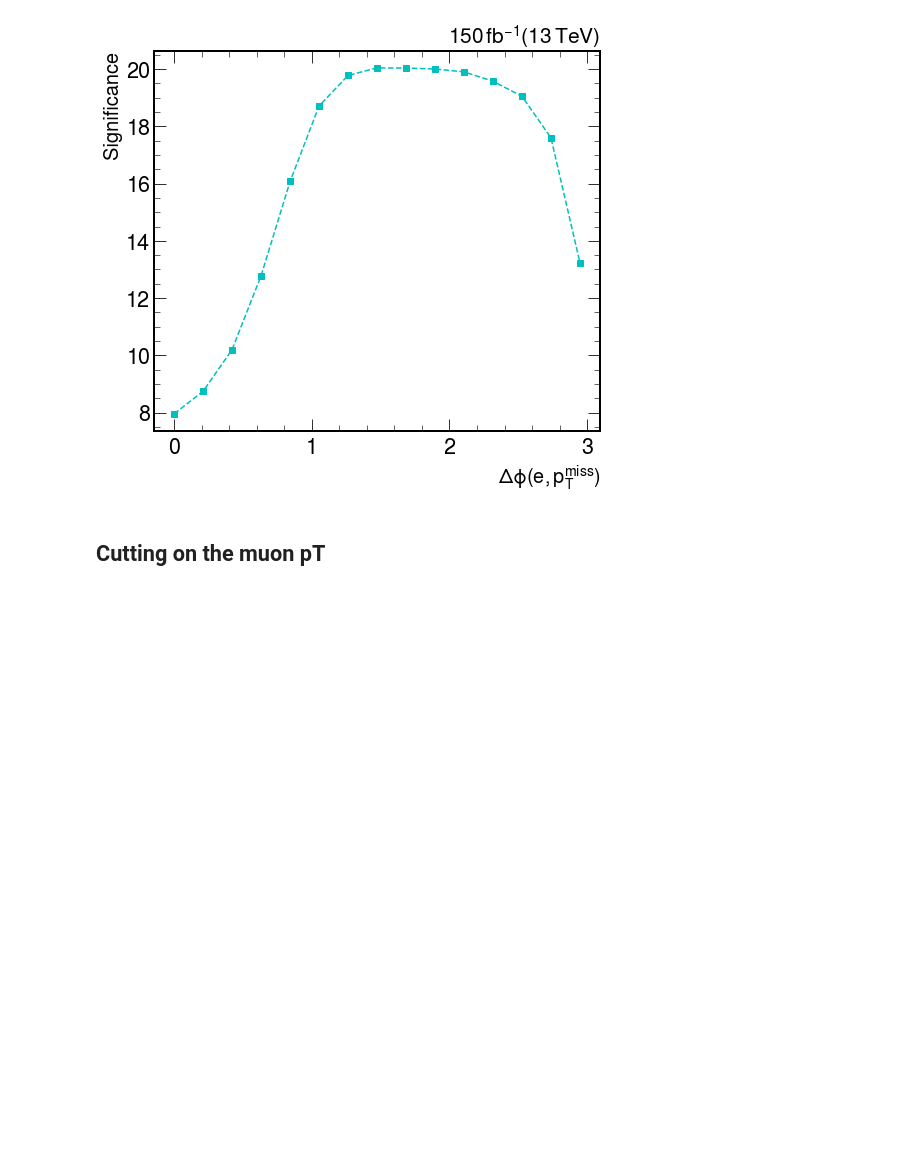
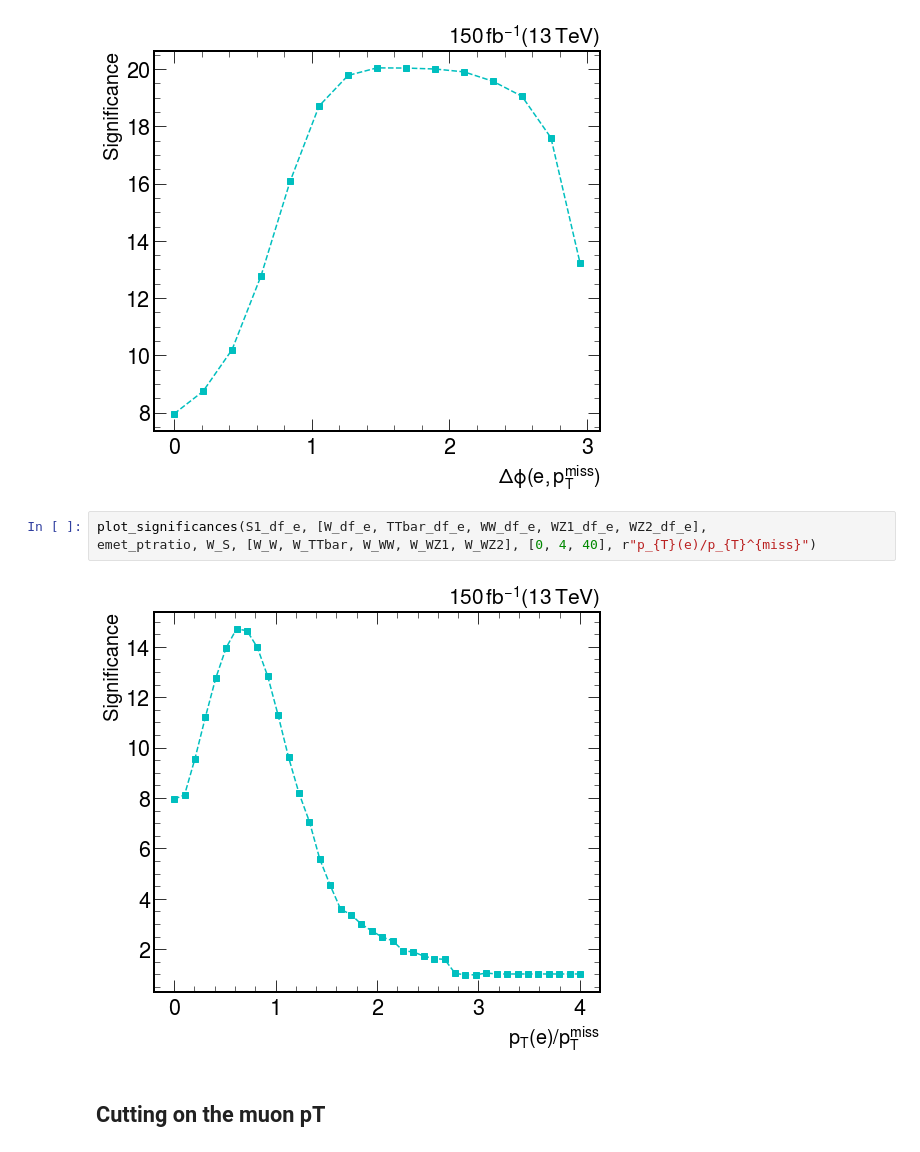
Before and after one commit to jotadram6/PhenoWay, a Jupyter notebook: ElectronSignificance.ipynb, the cells around one changed output. Saved outputs shown, nothing was run; the diff lists cells and outputs as text; blank space fills up the shorter version.

```diff
--- a/ElectronSignificance.ipynb
+++ b/ElectronSignificance.ipynb
@@ -226,6 +238,11 @@ plot_significances(S1_df_e, [W_df_e, TTbar_df_e, WW_df_e, WZ1_df_e, WZ2_df_e],
 phi_e_met, W_S, [W_W, W_TTbar, W_WW, W_WZ1, W_WZ2], [0, 4, 20], r"\Delta \phi(e, p_{T}^{miss})")
 # %% [output]
 [figure]
+# %%
+plot_significances(S1_df_e, [W_df_e, TTbar_df_e, WW_df_e, WZ1_df_e, WZ2_df_e],
+emet_ptratio, W_S, [W_W, W_TTbar, W_WW, W_WZ1, W_WZ2], [0, 4, 40], r"p_{T}(e)/p_{T}^{miss}")
+# %% [output]
+[figure, added]
 # %% [markdown]
 ## Cutting on the muon pT
 # %%
```
Also changed, not shown: parts of 3 cells of this notebook, 2 other files.
